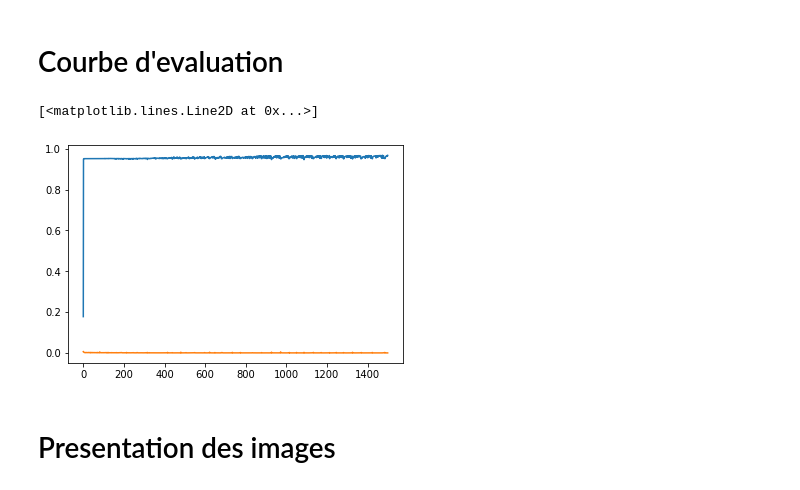
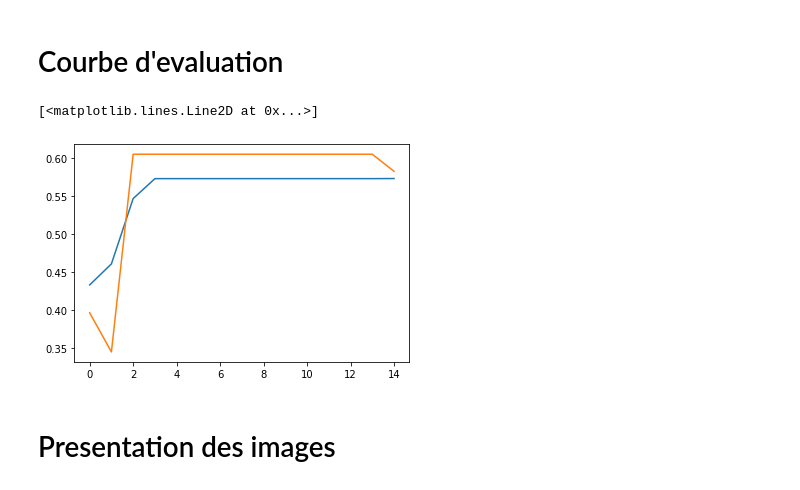
Before and after one commit to Anty45/Coloration-d-images, a Jupyter notebook: Image_Coloriation.ipynb, the cells around one changed output. Saved outputs shown, nothing was run; the diff lists cells and outputs as text; code cells hidden in the pictures.

```diff
--- a/Image_Coloriation.ipynb
+++ b/Image_Coloriation.ipynb
@@ -132,0 +118,27 @@ None
+# %%
+# Building the neural network
+def define_network() :
+  model = Sequential()
+  model.add(Conv2D(64, (3, 3), activation='relu', padding='same', strides=2, input_shape=(256, 256, 1)))
+  model.add(Conv2D(128, (3, 3), activation='relu', padding='same'))
+  model.add(Conv2D(128, (3,3), activation='relu', padding='same', strides=2))
+  model.add(Conv2D(256, (3,3), activation='relu', padding='same'))
+  model.add(Conv2D(256, (3,3), activation='relu', padding='same', strides=2))
+  model.add(Conv2D(512, (3,3), activation='relu', padding='same'))
+  model.add(Conv2D(512, (3,3), activation='relu', padding='same'))
+  model.add(Conv2D(256, (3,3), activation='relu', padding='same'))
+
+  model.add(Conv2D(128, (3,3), activation='relu', padding='same'))
+  model.add(UpSampling2D((2, 2)))
+  model.add(Conv2D(64, (3,3), activation='relu', padding='same'))
+  model.add(UpSampling2D((2, 2)))
+  model.add(Conv2D(32, (3,3), activation='relu', padding='same'))
+  model.add(Conv2D(16, (3,3), activation='relu', padding='same'))
+  model.add(Conv2D(2, (3, 3), activation='tanh', padding='same'))
+  model.add(UpSampling2D((2, 2)))
+  # Finish model
+  model.compile(optimizer='rmsprop',loss='mse',metrics=['accuracy'])
+  print(model.summary())
+  return model
+
+model = define_network()
@@ -134,6 +164,6 @@ None
 # Entrainement
 # %%
 #Train the neural network
-history = model.fit(x=X, y=Y, batch_size=1, epochs=1500)
+history = model.fit(x=X, y=Y,validation_split=0.1, batch_size=16, epochs=15)
 print(model.evaluate(X, Y, batch_size=1))
 # %% [output]
@@ -162,10 +213,10 @@ WARNING:tensorflow:5 out of the last 5 calls to <function Model.make_test_functi
 # %%
 from matplotlib import pyplot as plt
 
 plt.plot(history.history['accuracy'])
-plt.plot(history.history['loss'])
+plt.plot(history.history['val_accuracy'])
 # %% [output]
 [<matplotlib.lines.Line2D at 0x...>]
-[figure, old version]
+[figure, new version]
 # %% [markdown]
 # Presentation des images
```
Also changed, not shown: parts of 27 cells of this notebook.
